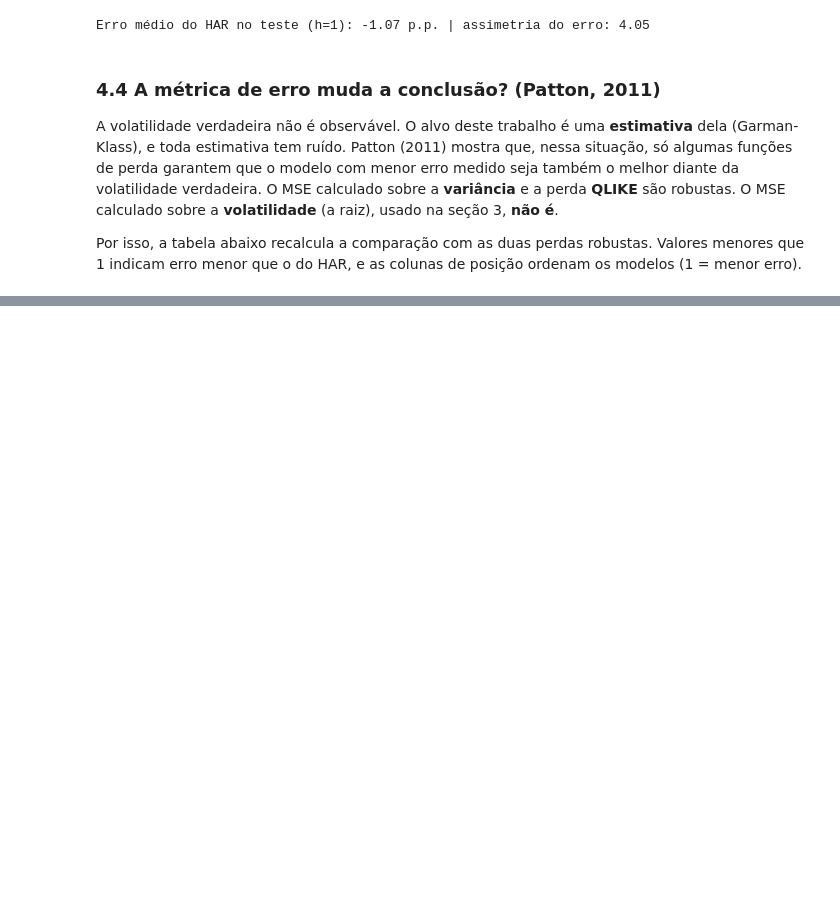
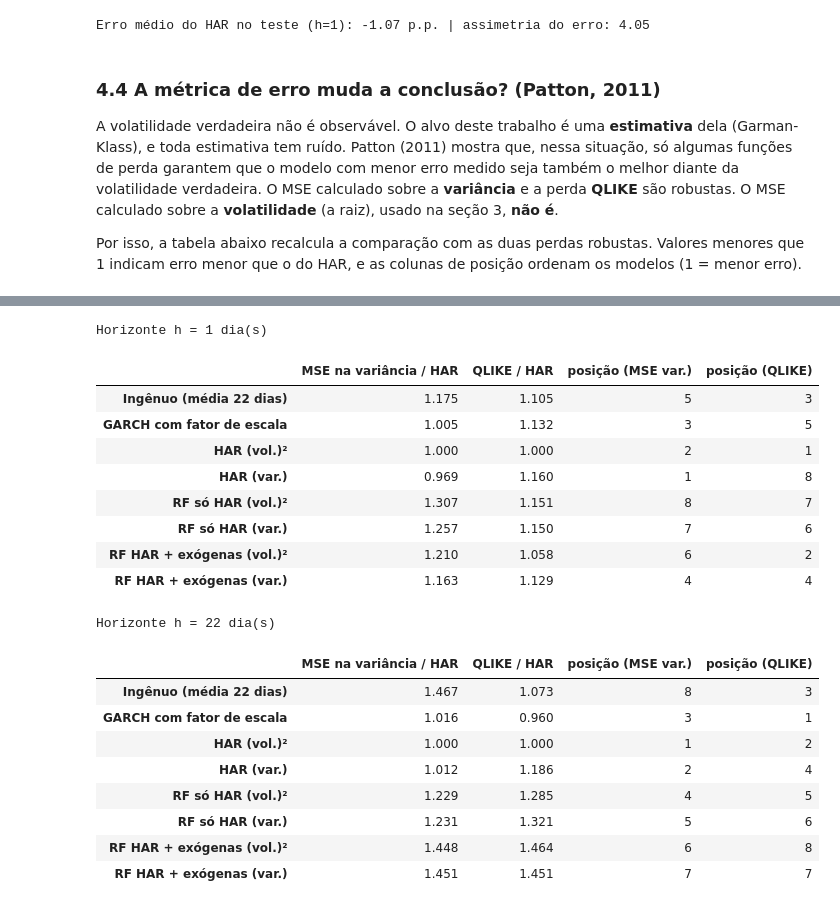
Before and after one commit to AlvaroRec/previsao-volatilidade-ibovespa, a Jupyter notebook: notebooks/02_modelos.ipynb, the cells around one changed output, grey strips where cells are left out. Cells and saved outputs as stored; diff of their text form; code cells hidden in the pictures; blank space fills up the shorter version.

```diff
--- a/notebooks/02_modelos.ipynb
+++ b/notebooks/02_modelos.ipynb
@@ -372,3 +378,29 @@ Horizonte h = 22 dia(s)
+# %%
+for h, R in resultados.items():
+    V = M.rodar_variancia(R)
+    print(f"\nHorizonte h = {h} dia(s)")
+    display(M.comparar_escalas(R, V).round(3))
+# %% [output]
+Horizonte h = 1 dia(s)
+|  | MSE na variância / HAR | QLIKE / HAR | posição (MSE var.) | posição (QLIKE) |
+| Ingênuo (média 22 dias) | 1.175 | 1.105 | 5 | 3 |
+| GARCH com fator de escala | 1.005 | 1.132 | 3 | 5 |
+| HAR (vol.)² | 1.000 | 1.000 | 2 | 1 |
+| HAR (var.) | 0.969 | 1.160 | 1 | 8 |
+| RF só HAR (vol.)² | 1.307 | 1.151 | 8 | 7 |
+| RF só HAR (var.) | 1.257 | 1.150 | 7 | 6 |
+| RF HAR + exógenas (vol.)² | 1.210 | 1.058 | 6 | 2 |
+| RF HAR + exógenas (var.) | 1.163 | 1.129 | 4 | 4 |
+Horizonte h = 22 dia(s)
+|  | MSE na variância / HAR | QLIKE / HAR | posição (MSE var.) | posição (QLIKE) |
+| Ingênuo (média 22 dias) | 1.467 | 1.073 | 8 | 3 |
+| GARCH com fator de escala | 1.016 | 0.960 | 3 | 1 |
+| HAR (vol.)² | 1.000 | 1.000 | 1 | 2 |
+| HAR (var.) | 1.012 | 1.186 | 2 | 4 |
+| RF só HAR (vol.)² | 1.229 | 1.285 | 4 | 5 |
+| RF só HAR (var.) | 1.231 | 1.321 | 5 | 6 |
+| RF HAR + exógenas (vol.)² | 1.448 | 1.464 | 6 | 8 |
+| RF HAR + exógenas (var.) | 1.451 | 1.451 | 7 | 7 |
 # %% [markdown]
 ## 5. Síntese (rascunho — conferir com as tabelas acima)
 
```
Also changed, not shown: parts of 2 cells of this notebook, 1 other file.
